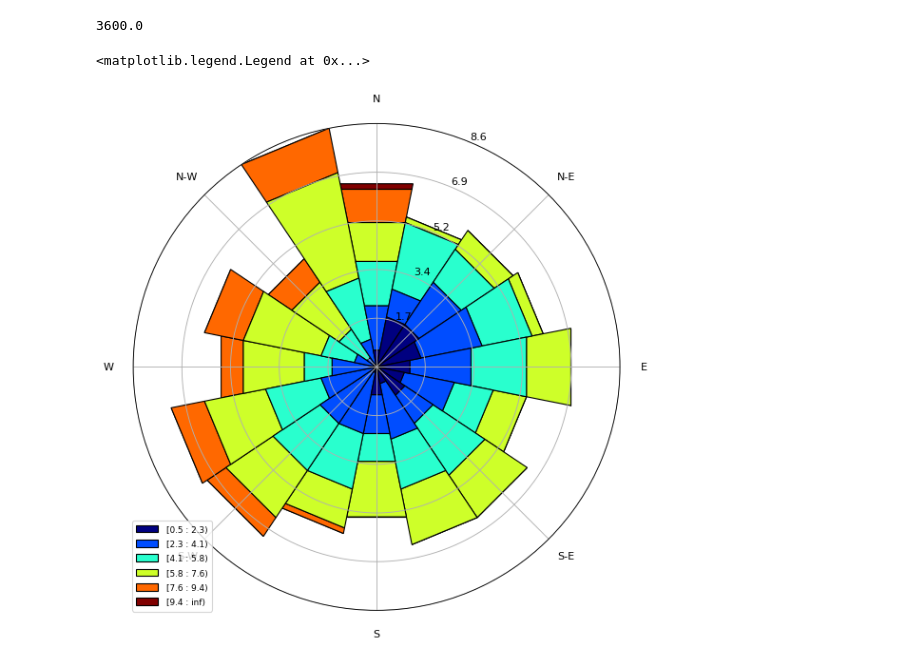
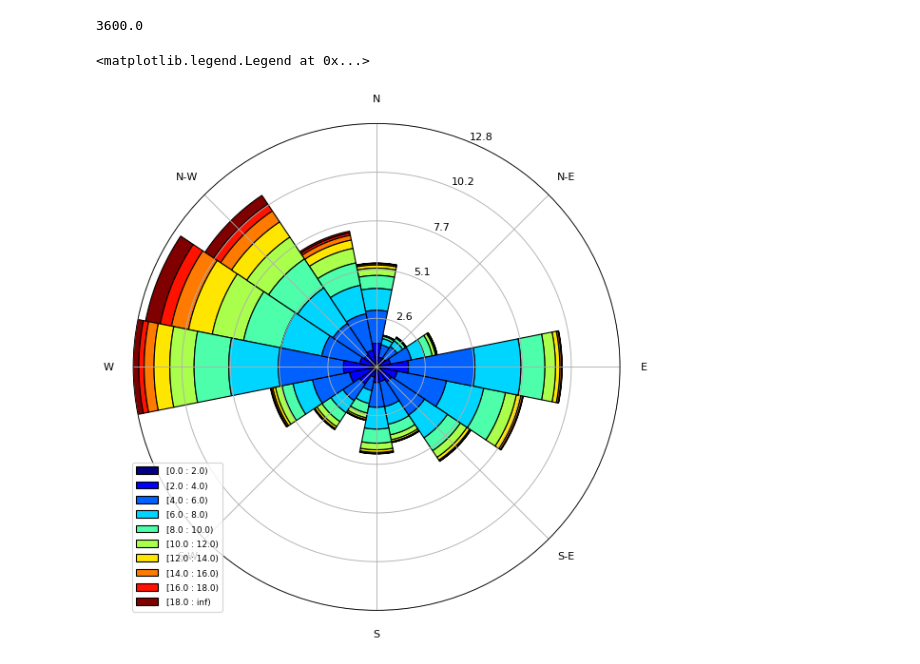
Before and after one commit to DuncanDHall/EAS-air-quality, a Jupyter notebook: exploration_v3.ipynb, the cells around one changed output. Cells and saved outputs as stored; diff of their text form; code cells hidden in the pictures.

Commit message:
Added windrose plot from real data

```diff
--- a/exploration_v3.ipynb
+++ b/exploration_v3.ipynb
@@ -289,12 +289,12 @@ np.percentile(times, 99)
 # %% [output]
 3600.0
 # %%
-wd = np.random.random(500) * 360
-ws = wd/100 + np.random.random(500) * 6.0
+wd = meterology.drct
+ws = meterology.sknt
 
 ax = WindroseAxes.from_ax()
-ax.bar(wd, ws, normed=True, opening=1.0, edgecolor='black')
+ax.bar(wd, ws, normed=True, opening=1.0, edgecolor='black',bins=np.arange(0, 20, 2))
 ax.set_legend()
 # %% [output]
 <matplotlib.legend.Legend at 0x...>
-[figure, old version]
+[figure, new version]
```
